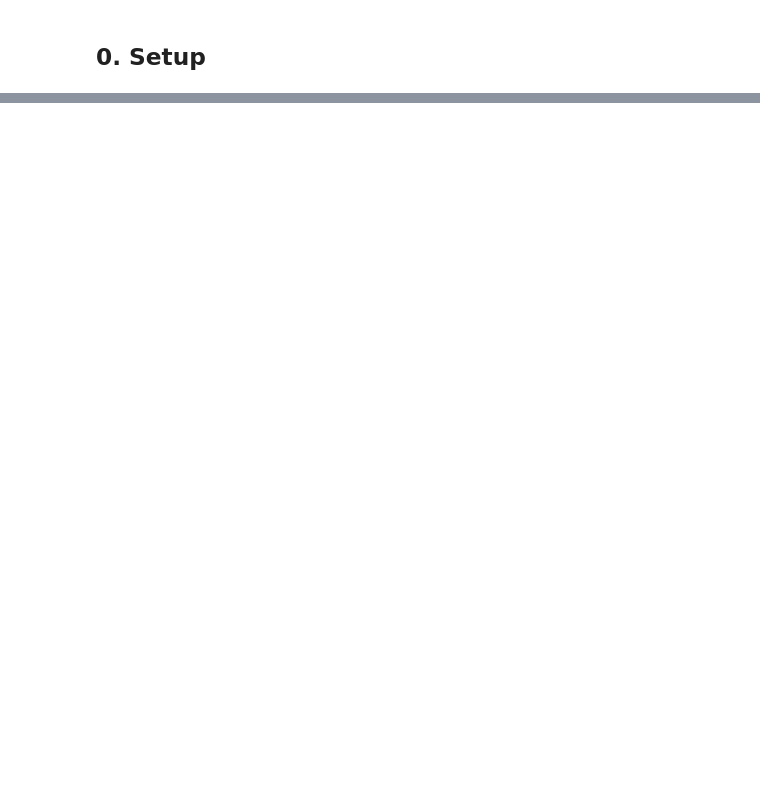
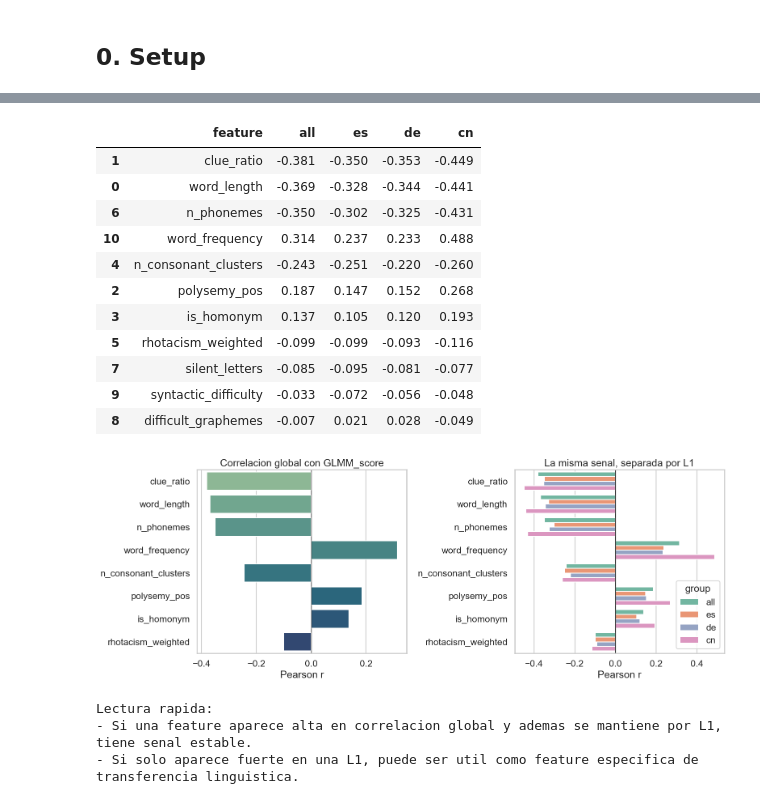
Before and after one commit to AdrianPinedaSanchez/british_council_test, a Jupyter notebook: phase1_model_improvement.ipynb, the cells around one changed output, grey strips where cells are left out. Saved outputs shown, nothing was run; the diff lists cells and outputs as text; code cells hidden in the pictures; blank space fills up the shorter version.

```diff
--- a/phase1_model_improvement.ipynb
+++ b/phase1_model_improvement.ipynb
@@ -4100,0 +334,68 @@ else:
+# %%
+corr_rows = []
+for feature in FEATURE_COLS:
+    corr_rows.append({
+        "feature": feature,
+        "all": safe_pearson(train_feat[feature], train_feat["GLMM_score"]),
+        "es": safe_pearson(
+            train_feat.loc[train_feat["L1"] == "es", feature],
+            train_feat.loc[train_feat["L1"] == "es", "GLMM_score"],
+        ),
+        "de": safe_pearson(
+            train_feat.loc[train_feat["L1"] == "de", feature],
+            train_feat.loc[train_feat["L1"] == "de", "GLMM_score"],
+        ),
+        "cn": safe_pearson(
+            train_feat.loc[train_feat["L1"] == "cn", feature],
+            train_feat.loc[train_feat["L1"] == "cn", "GLMM_score"],
+        ),
+    })
+
+corr_df = pd.DataFrame(corr_rows).sort_values(
+    by="all",
+    key=lambda col: col.abs(),
+    ascending=False,
+)
+display(corr_df.round(3))
+
+top_features = corr_df.head(8)["feature"].tolist()
+plot_df = corr_df.set_index("feature").loc[top_features, ["all", "es", "de", "cn"]].reset_index()
+plot_long = plot_df.melt(id_vars="feature", var_name="group", value_name="pearson")
+
+fig, axes = plt.subplots(1, 2, figsize=(16, 6))
+
+sns.barplot(data=corr_df.head(8), y="feature", x="all", palette="crest", ax=axes[0])
+axes[0].axvline(0, color="black", linewidth=1)
+axes[0].set_title("Correlacion global con GLMM_score")
+axes[0].set_xlabel("Pearson r")
+axes[0].set_ylabel("")
+
+sns.barplot(data=plot_long, x="pearson", y="feature", hue="group", orient="h", palette="Set2", ax=axes[1])
+axes[1].axvline(0, color="black", linewidth=1)
+axes[1].set_title("La misma senal, separada por L1")
+axes[1].set_xlabel("Pearson r")
+axes[1].set_ylabel("")
+
+plt.tight_layout()
+plt.show()
+
+print("Lectura rapida:")
+print("- Si una feature aparece alta en correlacion global y ademas se mantiene por L1, tiene senal estable.")
+print("- Si solo aparece fuerte en una L1, puede ser util como feature especifica de transferencia linguistica.")
+# %% [output]
+|  | feature | all | es | de | cn |
+| 1 | clue_ratio | -0.381 | -0.350 | -0.353 | -0.449 |
+| 0 | word_length | -0.369 | -0.328 | -0.344 | -0.441 |
+| 6 | n_phonemes | -0.350 | -0.302 | -0.325 | -0.431 |
+| 10 | word_frequency | 0.314 | 0.237 | 0.233 | 0.488 |
+| 4 | n_consonant_clusters | -0.243 | -0.251 | -0.220 | -0.260 |
+| 2 | polysemy_pos | 0.187 | 0.147 | 0.152 | 0.268 |
+| 3 | is_homonym | 0.137 | 0.105 | 0.120 | 0.193 |
+| 5 | rhotacism_weighted | -0.099 | -0.099 | -0.093 | -0.116 |
+| 7 | silent_letters | -0.085 | -0.095 | -0.081 | -0.077 |
+| 9 | syntactic_difficulty | -0.033 | -0.072 | -0.056 | -0.048 |
+| 8 | difficult_graphemes | -0.007 | 0.021 | 0.028 | -0.049 |
+[figure, added]
+Lectura rapida:
+- Si una feature aparece alta en correlacion global y ademas se mantiene por L1, tiene senal estable.
+- Si solo aparece fuerte en una L1, puede ser util como feature especifica de transferencia linguistica.
```
Also changed, not shown: parts of 79 cells of this notebook.
